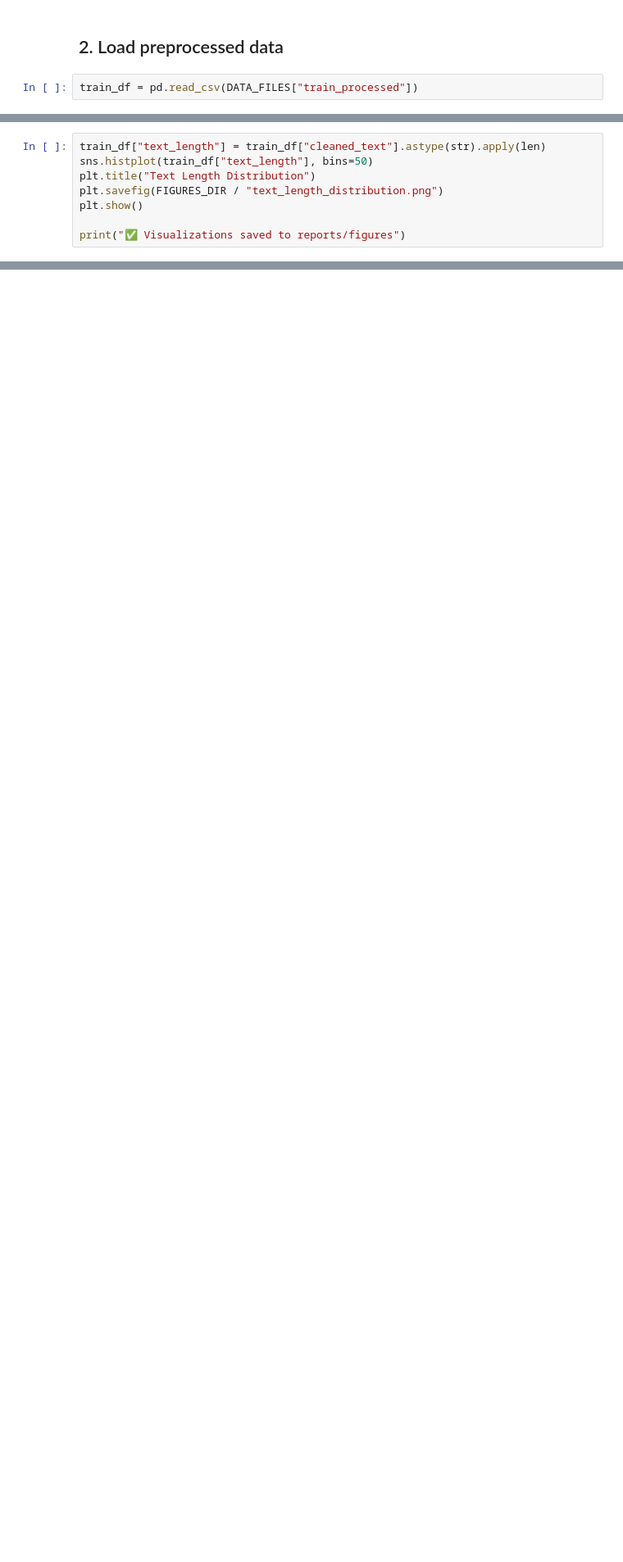
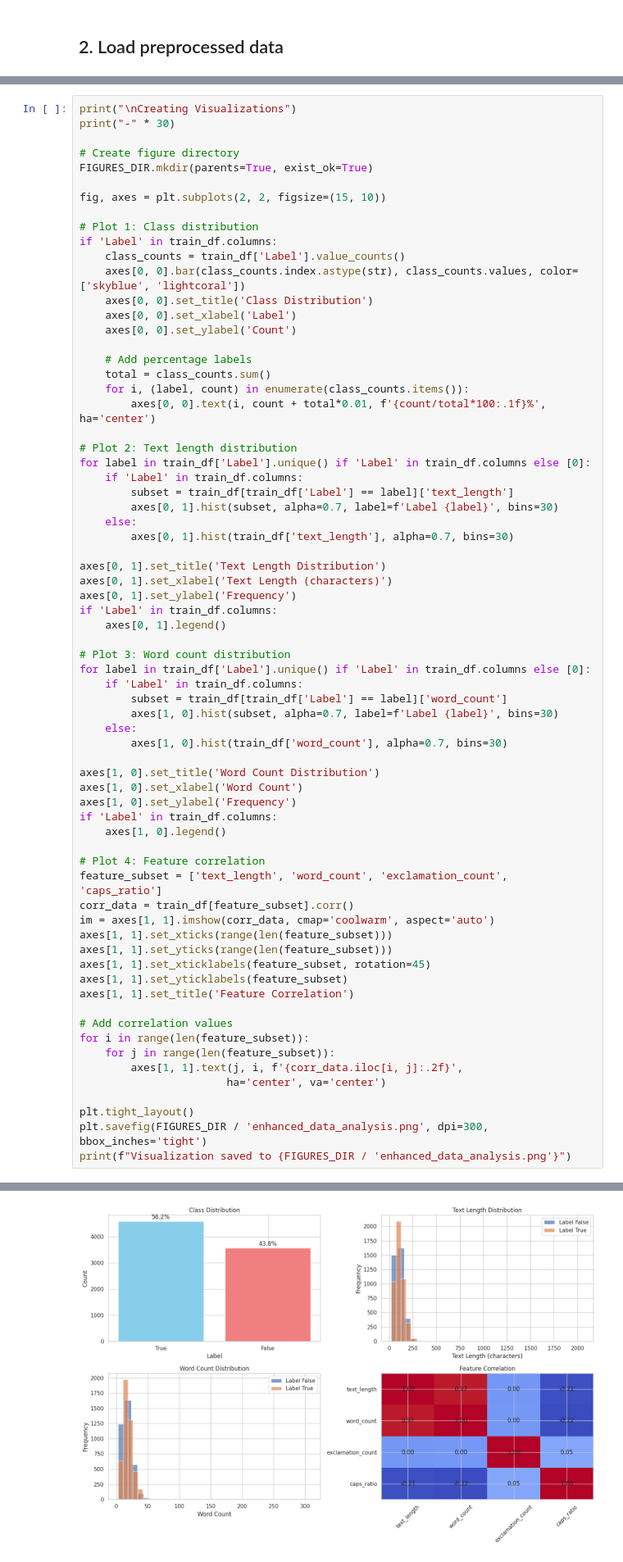
Before and after one commit to Zohino/fake-news-detection-ml, a Jupyter notebook: notebooks/2.1-mz-visualization.ipynb, the cells around one changed output, grey strips where cells are left out. Shown at 82% size. Drawn from its saved outputs; the diff is of its cells as text; blank space fills up the shorter version.

```diff
--- a/notebooks/2.1-mz-visualization.ipynb
+++ b/notebooks/2.1-mz-visualization.ipynb
@@ -17,4 +20,2 @@ train_df = pd.read_csv(DATA_FILES["train_processed"])
 # %% [markdown]
 ## 2. Load preprocessed data
-# %%
-train_df = pd.read_csv(DATA_FILES["train_processed"])
@@ -32,8 +21,0 @@ plt.show()
-# %%
-train_df["text_length"] = train_df["cleaned_text"].astype(str).apply(len)
-sns.histplot(train_df["text_length"], bins=50)
-plt.title("Text Length Distribution")
-plt.savefig(FIGURES_DIR / "text_length_distribution.png")
-plt.show()
-
-print("✅ Visualizations saved to reports/figures")
@@ -42,0 +22,70 @@ print("✅ Visualizations saved to reports/figures")
+# %%
+print("\nCreating Visualizations")
+print("-" * 30)
+
+# Create figure directory
+FIGURES_DIR.mkdir(parents=True, exist_ok=True)
+
+fig, axes = plt.subplots(2, 2, figsize=(15, 10))
+
+# Plot 1: Class distribution
+if 'Label' in train_df.columns:
+    class_counts = train_df['Label'].value_counts()
+    axes[0, 0].bar(class_counts.index.astype(str), class_counts.values, color=['skyblue', 'lightcoral'])
+    axes[0, 0].set_title('Class Distribution')
+    axes[0, 0].set_xlabel('Label')
+    axes[0, 0].set_ylabel('Count')
+
+    # Add percentage labels
+    total = class_counts.sum()
+    for i, (label, count) in enumerate(class_counts.items()):
+        axes[0, 0].text(i, count + total*0.01, f'{count/total*100:.1f}%', ha='center')
+
+# Plot 2: Text length distribution
+for label in train_df['Label'].unique() if 'Label' in train_df.columns else [0]:
+    if 'Label' in train_df.columns:
+        subset = train_df[train_df['Label'] == label]['text_length']
+        axes[0, 1].hist(subset, alpha=0.7, label=f'Label {label}', bins=30)
+    else:
+        axes[0, 1].hist(train_df['text_length'], alpha=0.7, bins=30)
+
+axes[0, 1].set_title('Text Length Distribution')
+axes[0, 1].set_xlabel('Text Length (characters)')
+axes[0, 1].set_ylabel('Frequency')
+if 'Label' in train_df.columns:
+    axes[0, 1].legend()
+
+# Plot 3: Word count distribution
+for label in train_df['Label'].unique() if 'Label' in train_df.columns else [0]:
+    if 'Label' in train_df.columns:
+        subset = train_df[train_df['Label'] == label]['word_count']
+        axes[1, 0].hist(subset, alpha=0.7, label=f'Label {label}', bins=30)
+    else:
+        axes[1, 0].hist(train_df['word_count'], alpha=0.7, bins=30)
+
+axes[1, 0].set_title('Word Count Distribution')
+axes[1, 0].set_xlabel('Word Count')
+axes[1, 0].set_ylabel('Frequency')
+if 'Label' in train_df.columns:
+    axes[1, 0].legend()
+
+# Plot 4: Feature correlation
+feature_subset = ['text_length', 'word_count', 'exclamation_count', 'caps_ratio']
+corr_data = train_df[feature_subset].corr()
+im = axes[1, 1].imshow(corr_data, cmap='coolwarm', aspect='auto')
+axes[1, 1].set_xticks(range(len(feature_subset)))
+axes[1, 1].set_yticks(range(len(feature_subset)))
+axes[1, 1].set_xticklabels(feature_subset, rotation=45)
+axes[1, 1].set_yticklabels(feature_subset)
+axes[1, 1].set_title('Feature Correlation')
+
+# Add correlation values
+for i in range(len(feature_subset)):
+    for j in range(len(feature_subset)):
+        axes[1, 1].text(j, i, f'{corr_data.iloc[i, j]:.2f}',
+                       ha='center', va='center')
+
+plt.tight_layout()
+plt.savefig(FIGURES_DIR / 'enhanced_data_analysis.png', dpi=300, bbox_inches='tight')
+print(f"Visualization saved to {FIGURES_DIR / 'enhanced_data_analysis.png'}")
+# %% [output]
@@ -42,0 +95 @@ print("✅ Visualizations saved to reports/figures")
+[figure, added]
```
Also changed, not shown: parts of 6 cells of this notebook, 4 other files.
